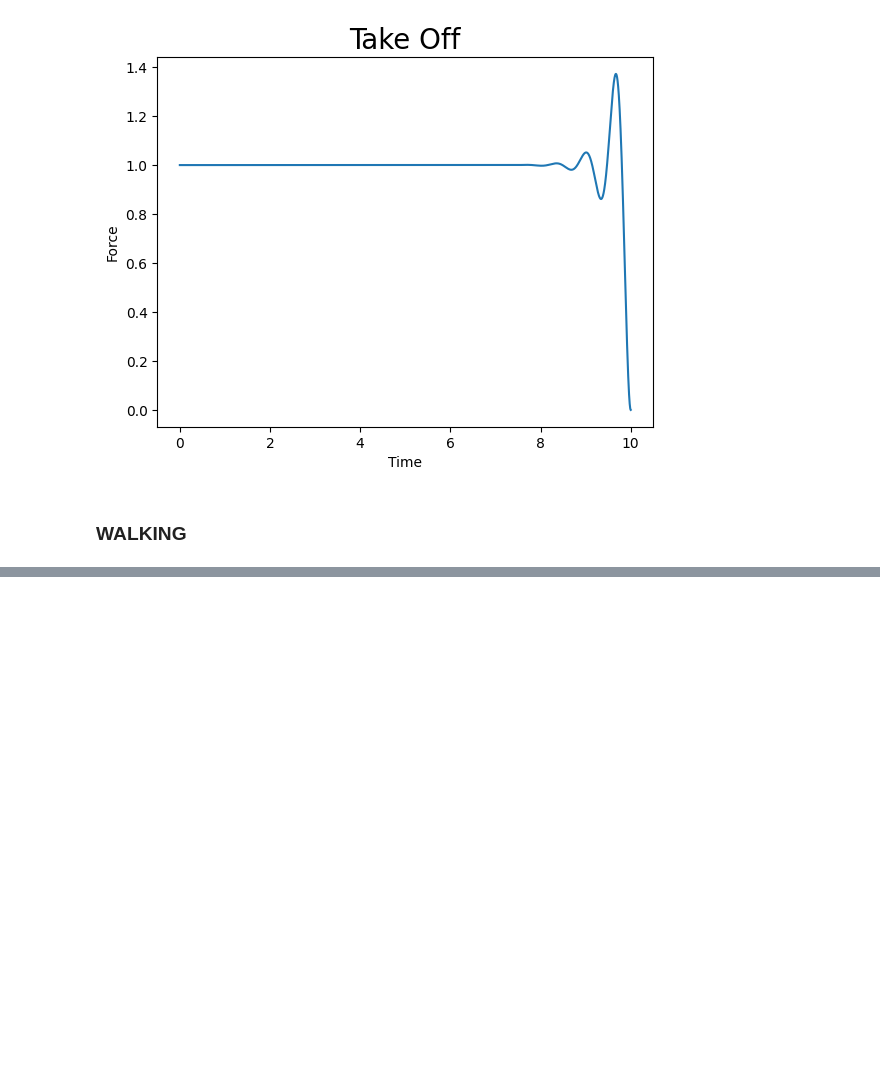
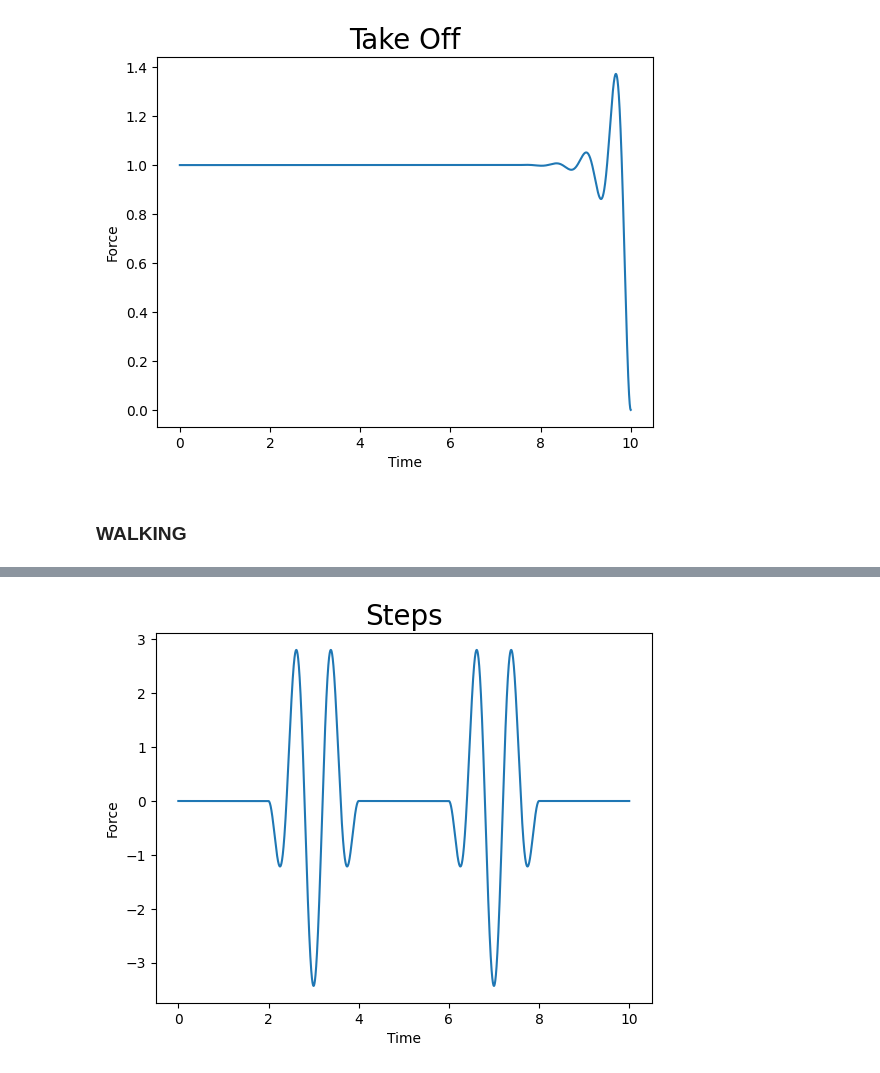
Before and after one commit to simoncarthew/EEE4113F_Group16_Hornbill_Scale, a Jupyter notebook: DYNAMIC_WEIGHT_ANALYSIS/signal_generation/sig_gen_experiment.ipynb, the cells around one changed output, grey strips where cells are left out. Cells and saved outputs as stored; diff of their text form; code cells hidden in the pictures; blank space fills up the shorter version.

Commit message:
Adjusted read me and slight changes to weight experimentation

```diff
--- a/DYNAMIC_WEIGHT_ANALYSIS/signal_generation/sig_gen_experiment.ipynb
+++ b/DYNAMIC_WEIGHT_ANALYSIS/signal_generation/sig_gen_experiment.ipynb
@@ -160,0 +150,35 @@ plt.show()
+# %%
+def Step(samp_per,step_dur):
+    t_step = np.linspace(0, step_dur, m.ceil(step_dur/samp_per) + 1)
+
+    outer_freq = 1/(2*step_dur)
+    outer_sig =  np.sin(2 * np.pi * outer_freq * t_step)
+
+    base_freq = 5 * outer_freq
+    base_sig = np.sin(2 * np.pi * base_freq * t_step)
+
+    step = outer_sig * base_sig
+
+    return step * -1
+
+def addSteps(t,f,step_times,step_dur,weight,weight_perc):
+    samp_per = t[1] - t[0]
+    for step_time in step_times:
+        step = Step(samp_per,step_dur) * weight * weight_perc * 9.8
+        start_index = int(step_time/samp_per)
+        end_index = start_index + int(step_dur/samp_per)
+        for i in range(start_index,end_index):
+            f[i] = f[i] + step[i-start_index]
+
+    return f
+# %%
+# generate walking
+weight_force = constantWeight(t,0)
+steps = addSteps(t,weight_force,[2,6],2,weight,0.1)
+plt.plot(t,steps)
+plt.ylabel("Force")
+plt.xlabel("Time")
+plt.title('Steps', fontsize = 20)
+plt.show()
+# %% [output]
+[figure, added]
```
Also changed, not shown: parts of 4 cells of this notebook, 1 other file.
